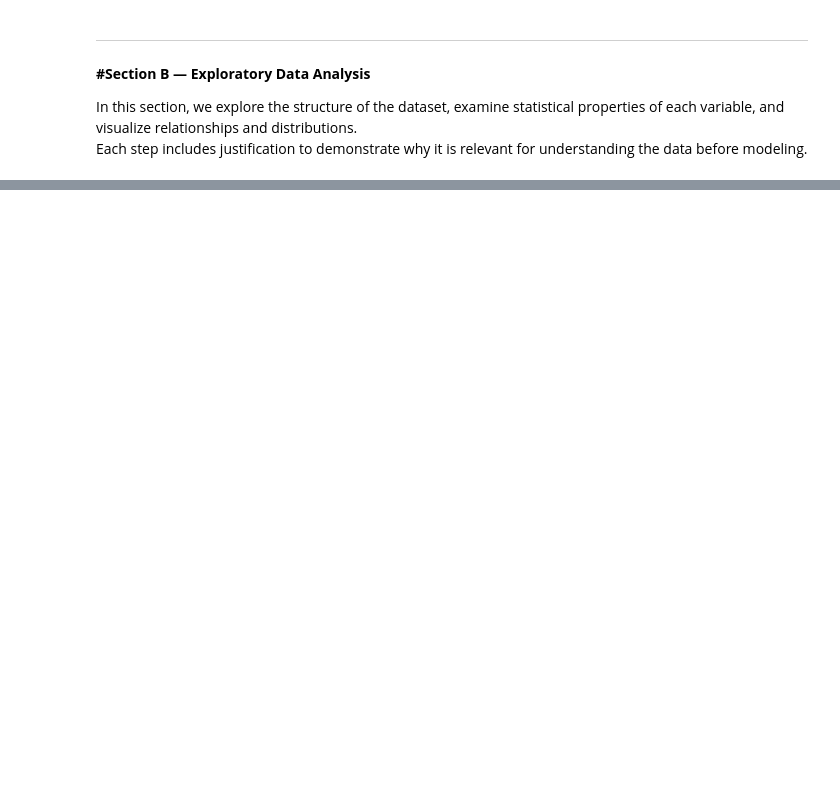
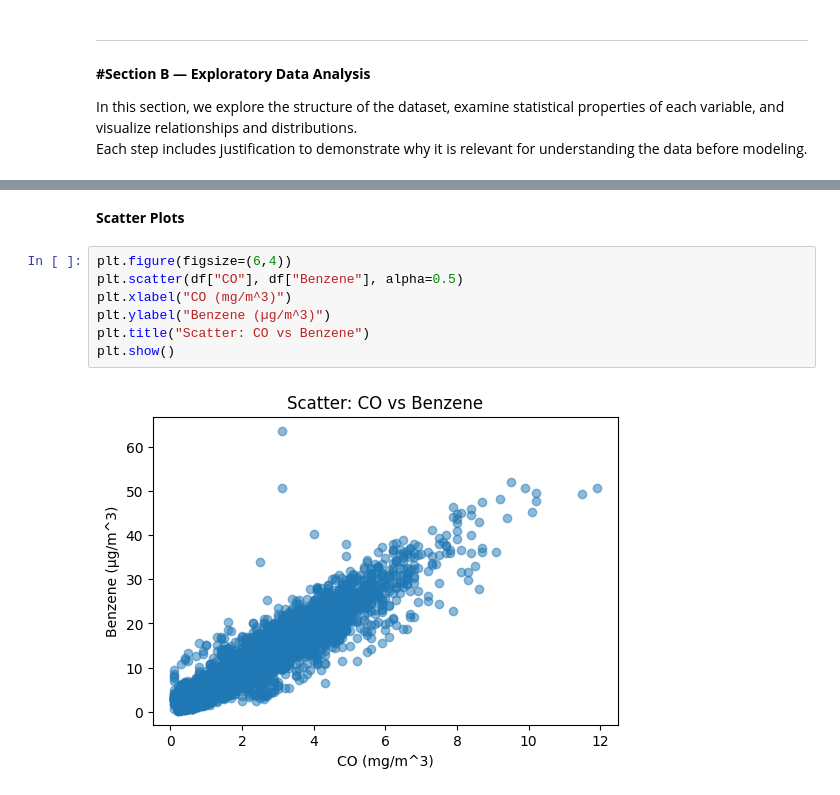
Before and after one commit to Sayid03/air-polution-ml, a Jupyter notebook: solution.ipynb, the cells around one changed output, grey strips where cells are left out. Cells and saved outputs as stored; diff of their text form; blank space fills up the shorter version.

```diff
--- a/solution.ipynb
+++ b/solution.ipynb
@@ -105,0 +131,11 @@ This is important because outliers may result from sensor malfunction, extreme p
+# %% [markdown]
+**Scatter Plots**
+# %%
+plt.figure(figsize=(6,4))
+plt.scatter(df["CO"], df["Benzene"], alpha=0.5)
+plt.xlabel("CO (mg/m^3)")
+plt.ylabel("Benzene (µg/m^3)")
+plt.title("Scatter: CO vs Benzene")
+plt.show()
+# %% [output]
+[figure, added]
```
Also changed, not shown: parts of 26 cells of this notebook.
